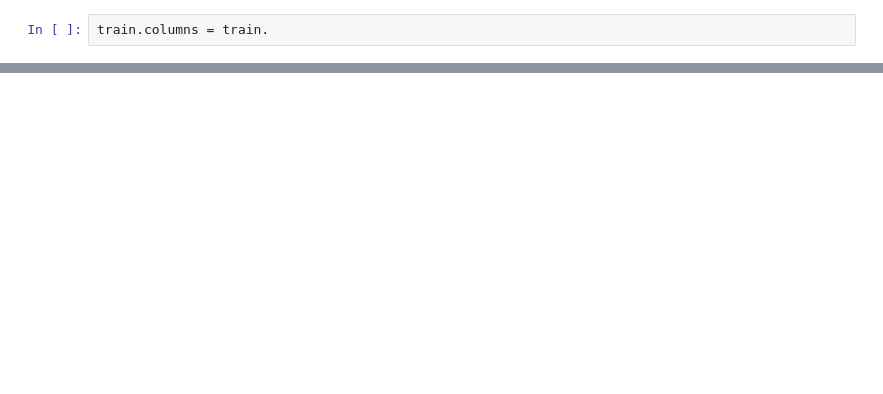
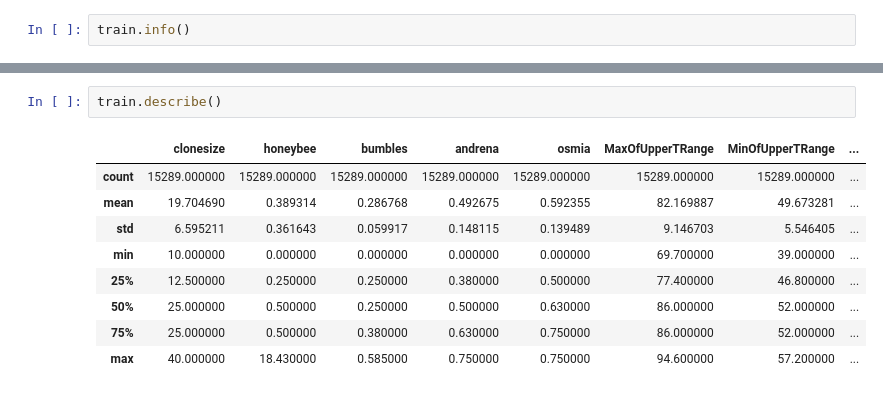
Before and after one commit to VineedMindForge/kaggle_competitions, a Jupyter notebook: Prediction of Wild Blueberry Yield/Notebook.ipynb, the cells around one changed output, grey strips where cells are left out. Saved outputs shown, nothing was run; the diff lists cells and outputs as text; blank space fills up the shorter version.

```diff
--- a/Prediction of Wild Blueberry Yield/Notebook.ipynb
+++ b/Prediction of Wild Blueberry Yield/Notebook.ipynb
@@ -20,3 +19,3 @@ train.sample(10)
 # %%
-train.columns = train.
+train.info()
 # %% [output]
@@ -28,0 +39,12 @@ Index(['clonesize', 'honeybee', 'bumbles', 'andrena', 'osmia',
+# %%
+train.describe()
+# %% [output]
+|  | clonesize | honeybee | bumbles | andrena | osmia | MaxOfUpperTRange | MinOfUpperTRange | ... |
+| count | 15289.000000 | 15289.000000 | 15289.000000 | 15289.000000 | 15289.000000 | 15289.000000 | 15289.000000 | ... |
+| mean | 19.704690 | 0.389314 | 0.286768 | 0.492675 | 0.592355 | 82.169887 | 49.673281 | ... |
+| std | 6.595211 | 0.361643 | 0.059917 | 0.148115 | 0.139489 | 9.146703 | 5.546405 | ... |
+| min | 10.000000 | 0.000000 | 0.000000 | 0.000000 | 0.000000 | 69.700000 | 39.000000 | ... |
+| 25% | 12.500000 | 0.250000 | 0.250000 | 0.380000 | 0.500000 | 77.400000 | 46.800000 | ... |
+| 50% | 25.000000 | 0.500000 | 0.250000 | 0.500000 | 0.630000 | 86.000000 | 52.000000 | ... |
+| 75% | 25.000000 | 0.500000 | 0.380000 | 0.630000 | 0.750000 | 86.000000 | 52.000000 | ... |
+| max | 40.000000 | 18.430000 | 0.585000 | 0.750000 | 0.750000 | 94.600000 | 57.200000 | ... |
```
Also changed, not shown: parts of 9 cells of this notebook.
